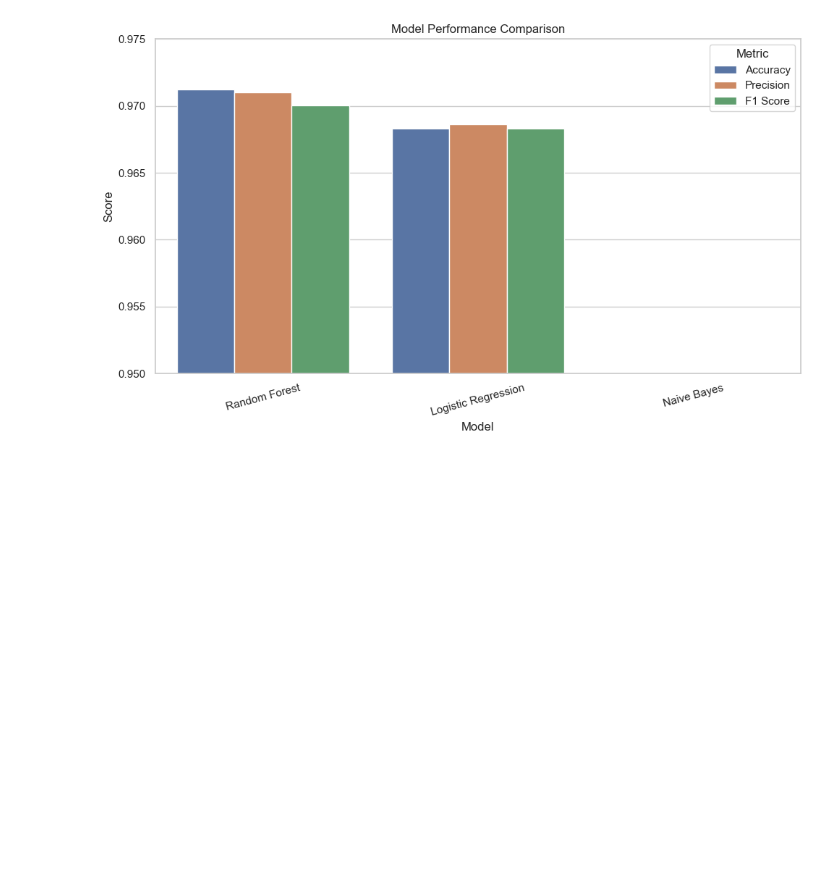
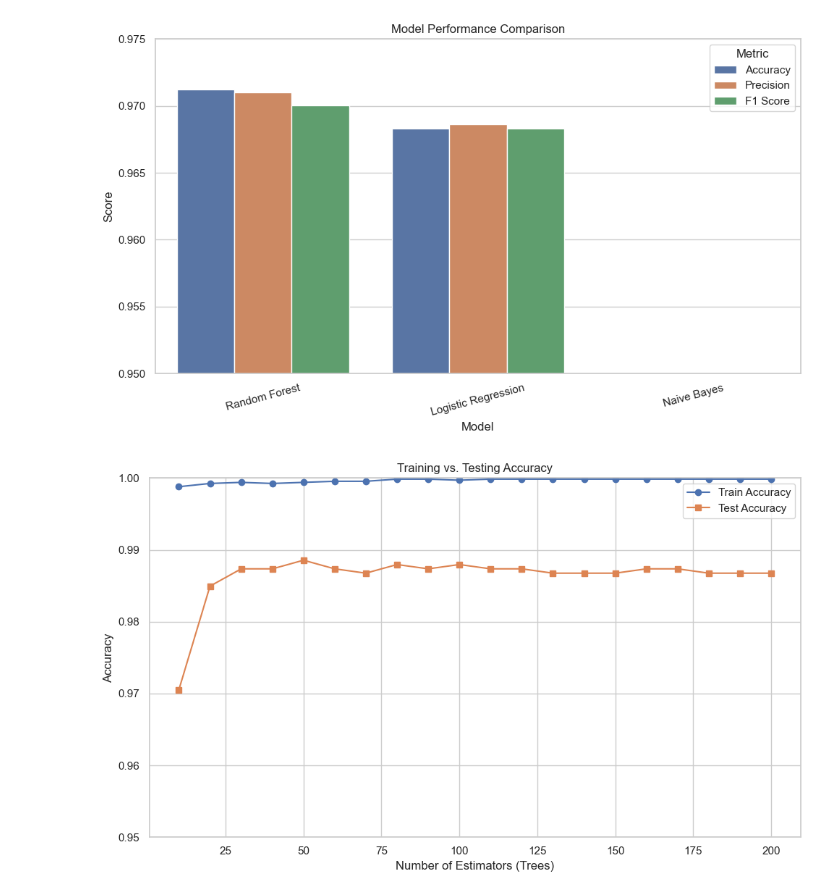
Before and after one commit to sarvesh0427/fyp, a Jupyter notebook: model_training/modeltrain.ipynb, the cells around one changed output. Cells and saved outputs as stored; diff of their text form; code cells hidden in the pictures; blank space fills up the shorter version.

```diff
--- a/model_training/modeltrain.ipynb
+++ b/model_training/modeltrain.ipynb
@@ -244,3 +189,31 @@ plt.tight_layout()
 plt.show()
 # %% [output]
 [figure]
+# %%
+# Track accuracy
+estimators_range = range(10, 201, 10)
+train_accuracies = []
+test_accuracies = []
+
+for n in estimators_range:
+    model = RandomForestClassifier(n_estimators=n, class_weight='balanced', random_state=42)
+    model.fit(X_train, y_train)
+    train_accuracies.append(accuracy_score(y_train, model.predict(X_train)))
+    test_accuracies.append(accuracy_score(y_test, model.predict(X_test)))
+
+# Plot
+plt.figure(figsize=(10, 6))
+plt.plot(estimators_range, train_accuracies, label='Train Accuracy', marker='o')
+plt.plot(estimators_range, test_accuracies, label='Test Accuracy', marker='s')
+plt.xlabel('Number of Estimators (Trees)')
+plt.ylabel('Accuracy')
+plt.title('Training vs. Testing Accuracy')
+plt.legend()
+plt.grid(True)
+# Set y-axis range and ticks
+plt.ylim(0.95, 1.00)
+plt.yticks([0.95, 0.96, 0.97, 0.98, 0.99, 1.00])
+plt.tight_layout()
+plt.show()
+# %% [output]
+[figure, added]
```
Also changed, not shown: parts of 2 cells of this notebook, 1 other file.
